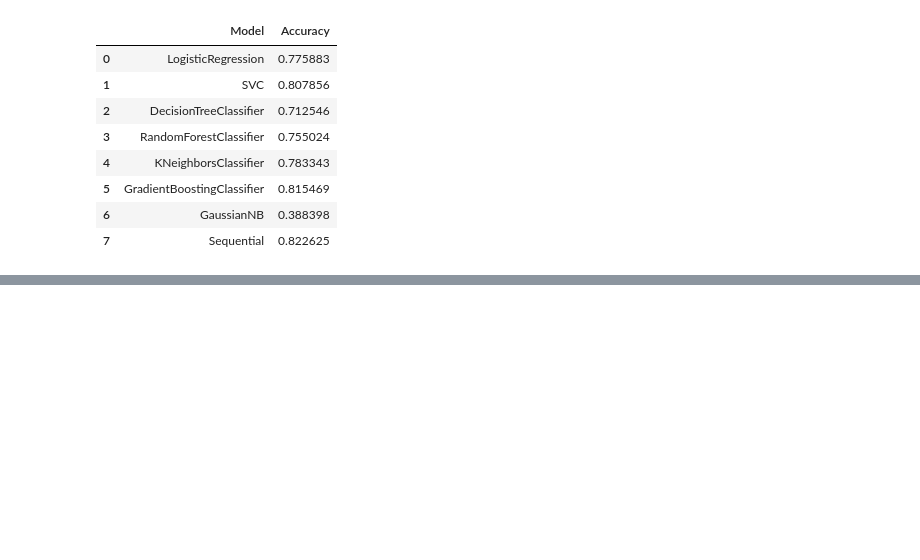
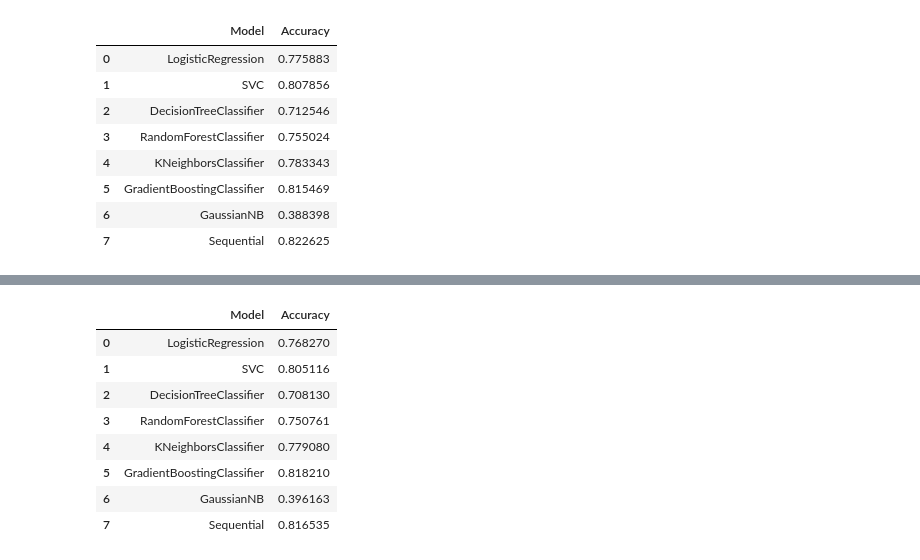
Before and after one commit to MaukanMir/Phishing-Classifier, a Jupyter notebook: training.ipynb, the cells around one changed output, grey strips where cells are left out. Saved outputs shown, nothing was run; the diff lists cells and outputs as text; code cells hidden in the pictures; blank space fills up the shorter version.

Commit message:
Adding new models

```diff
--- a/training.ipynb
+++ b/training.ipynb
@@ -206,0 +210,12 @@ models = run_all_models(X_train_scaled, X_test_scaled, y_train, y_test)
+# %%
+models
+# %% [output]
+|  | Model | Accuracy |
+| 0 | LogisticRegression | 0.768270 |
+| 1 | SVC | 0.805116 |
+| 2 | DecisionTreeClassifier | 0.708130 |
+| 3 | RandomForestClassifier | 0.750761 |
+| 4 | KNeighborsClassifier | 0.779080 |
+| 5 | GradientBoostingClassifier | 0.818210 |
+| 6 | GaussianNB | 0.396163 |
+| 7 | Sequential | 0.816535 |
```
Also changed, not shown: parts of 1 cell of this notebook.
